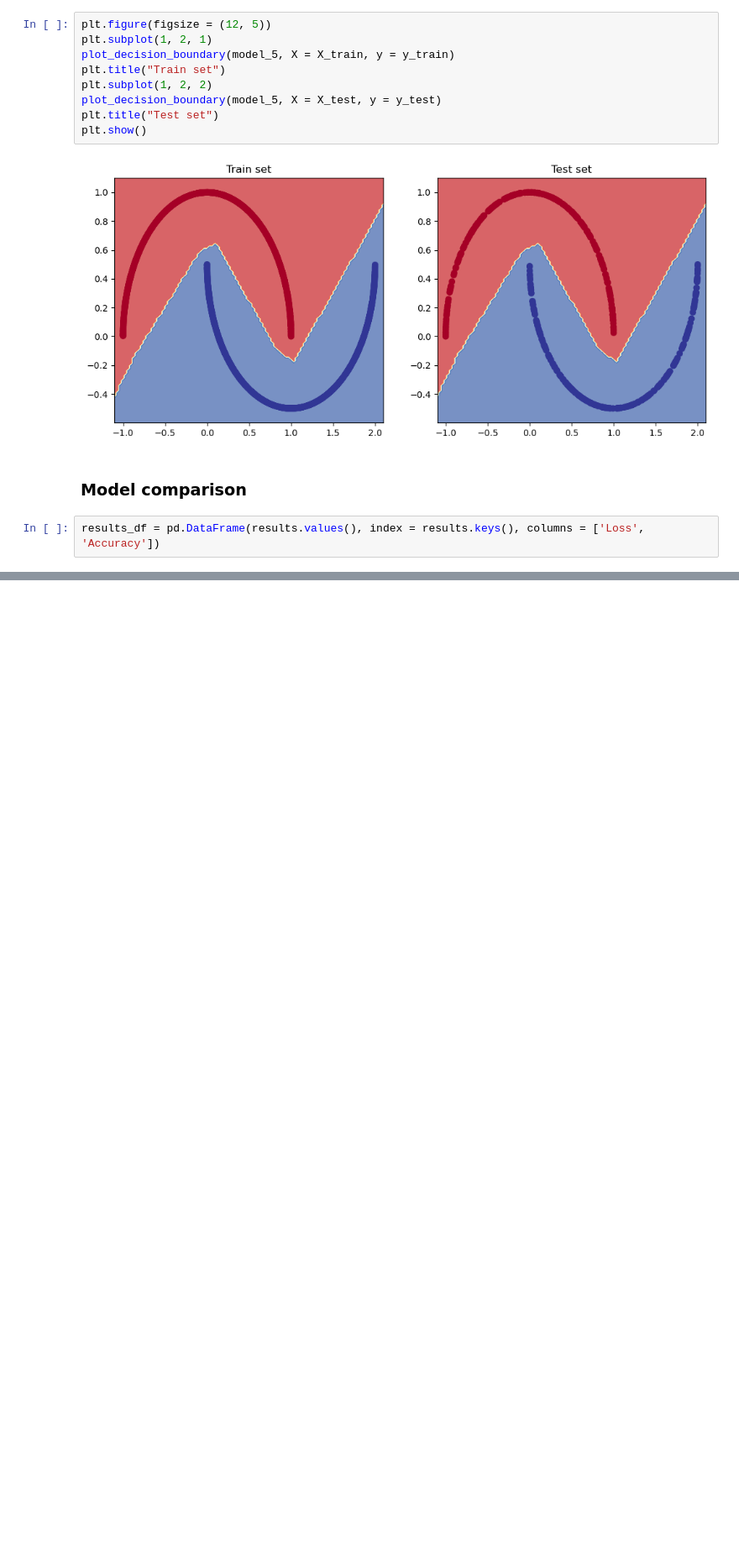
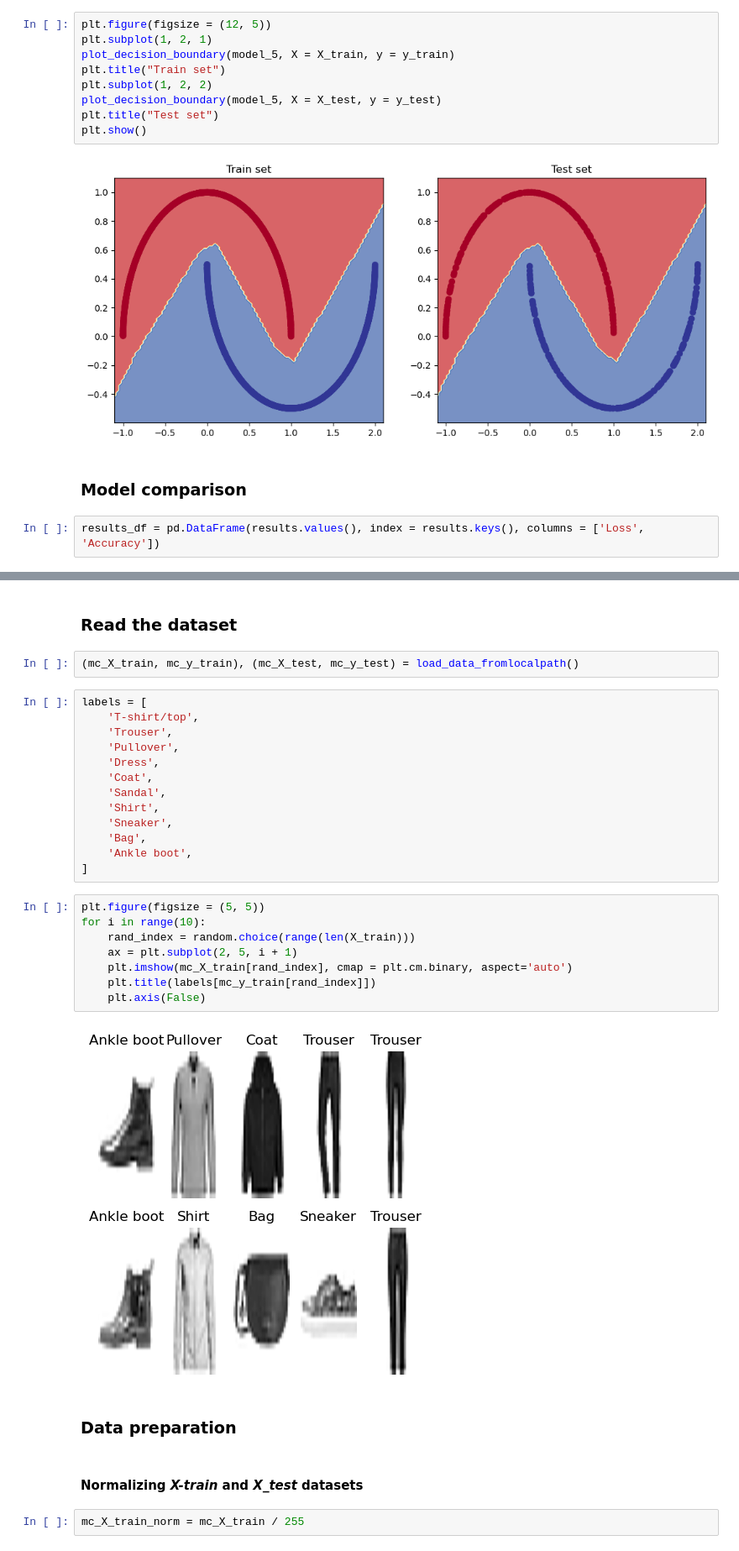
Before and after one commit to alchemistbg/udemy-tensorflow-developer-certificate-bootcamp, a Jupyter notebook: Section-04/Classification_Exercises.ipynb, the cells around one changed output, grey strips where cells are left out. Shown at 84% size. Saved outputs shown, nothing was run; the diff lists cells and outputs as text; blank space fills up the shorter version.

```diff
--- a/Section-04/Classification_Exercises.ipynb
+++ b/Section-04/Classification_Exercises.ipynb
@@ -404,0 +533,33 @@ results_df
+# %% [markdown]
+### **Read the dataset**
+# %%
+(mc_X_train, mc_y_train), (mc_X_test, mc_y_test) = load_data_fromlocalpath()
+# %%
+labels = [
+    'T-shirt/top',
+    'Trouser',
+    'Pullover',
+    'Dress',
+    'Coat',
+    'Sandal',
+    'Shirt',
+    'Sneaker',
+    'Bag',
+    'Ankle boot',
+]
+# %%
+plt.figure(figsize = (5, 5))
+for i in range(10):
+    rand_index = random.choice(range(len(X_train)))
+    ax = plt.subplot(2, 5, i + 1)
+    plt.imshow(mc_X_train[rand_index], cmap = plt.cm.binary, aspect='auto')
+    plt.title(labels[mc_y_train[rand_index]])
+    plt.axis(False)
+# %% [output]
+[figure, added]
+# %% [markdown]
+### **Data preparation**
+# %% [markdown]
+#### **Normalizing _X-train_ and _X_test_ datasets**
+# %%
+mc_X_train_norm = mc_X_train / 255
```
Also changed, not shown: parts of 34 cells of this notebook.
